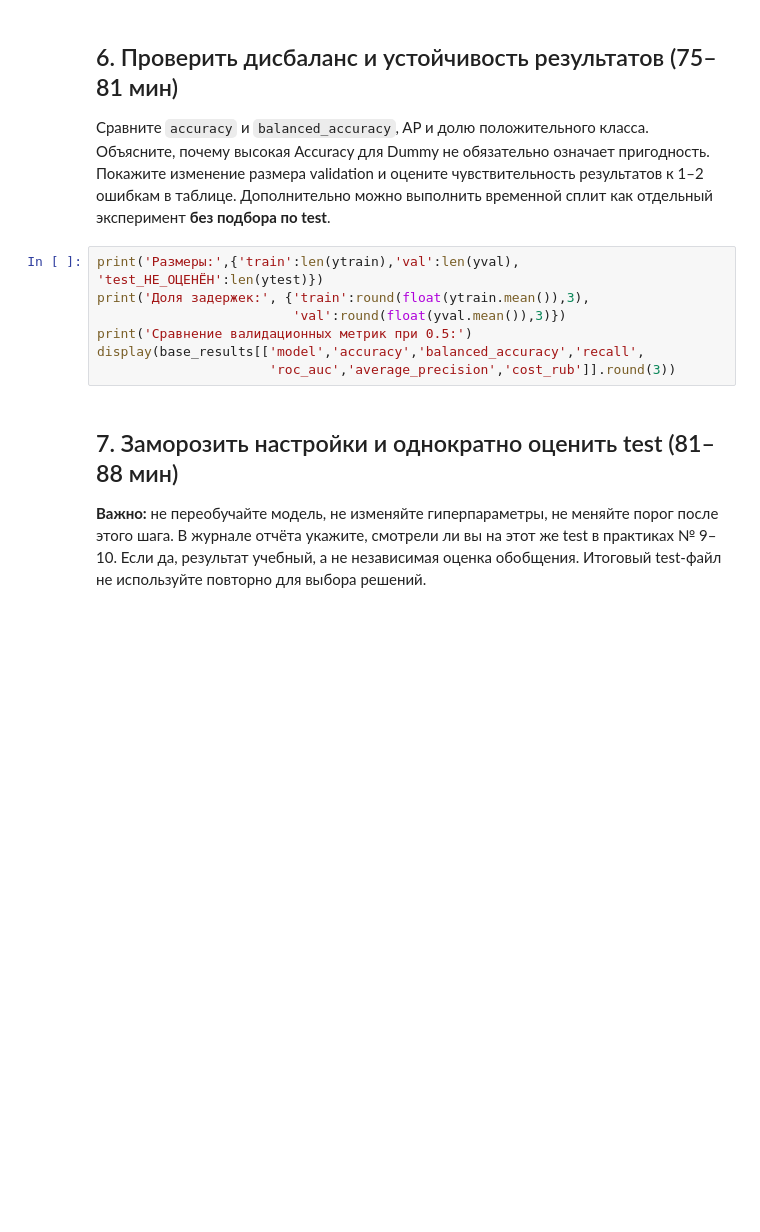
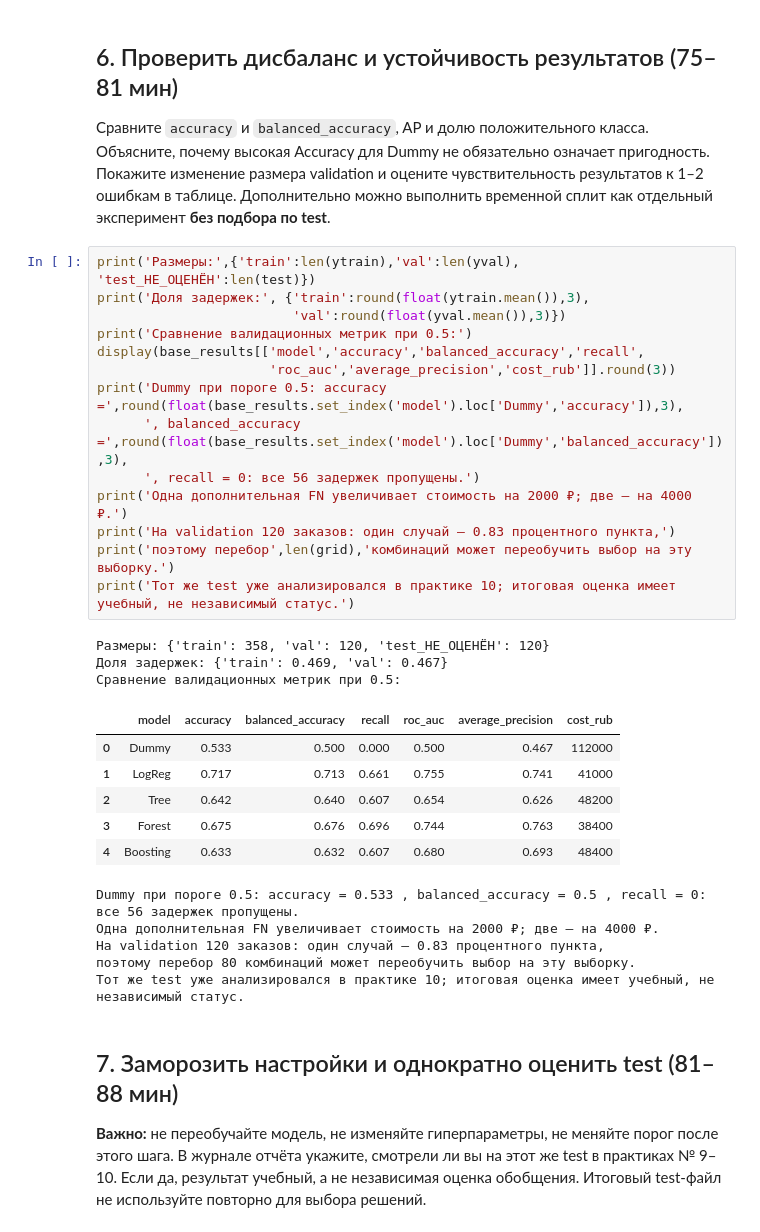
Before and after one commit to Vladislav-Evg-Sid/utmn-master-degree, a Jupyter notebook: tii/lb12/12_student.ipynb, the cells around one changed output. Drawn from its saved outputs; the diff is of its cells as text; blank space fills up the shorter version.

```diff
--- a/tii/lb12/12_student.ipynb
+++ b/tii/lb12/12_student.ipynb
@@ -263,12 +346,34 @@ plt.savefig('12_cost_thresholds.png',dpi=160);plt.show()
 ## 6. Проверить дисбаланс и устойчивость результатов (75–81 мин)
 Сравните `accuracy` и `balanced_accuracy`, AP и долю положительного класса. Объясните, почему высокая Accuracy для Dummy не обязательно означает пригодность. Покажите изменение размера validation и оцените чувствительность результатов к 1–2 ошибкам в таблице. Дополнительно можно выполнить временной сплит как отдельный эксперимент **без подбора по test**.
 # %%
-print('Размеры:',{'train':len(ytrain),'val':len(yval), 'test_НЕ_ОЦЕНЁН':len(ytest)})
+print('Размеры:',{'train':len(ytrain),'val':len(yval), 'test_НЕ_ОЦЕНЁН':len(test)})
 print('Доля задержек:', {'train':round(float(ytrain.mean()),3),
                          'val':round(float(yval.mean()),3)})
 print('Сравнение валидационных метрик при 0.5:')
 display(base_results[['model','accuracy','balanced_accuracy','recall',
                       'roc_auc','average_precision','cost_rub']].round(3))
+print('Dummy при пороге 0.5: accuracy =',round(float(base_results.set_index('model').loc['Dummy','accuracy']),3),
+      ', balanced_accuracy =',round(float(base_results.set_index('model').loc['Dummy','balanced_accuracy']),3),
+      ', recall = 0: все 56 задержек пропущены.')
+print('Одна дополнительная FN увеличивает стоимость на 2000 ₽; две — на 4000 ₽.')
+print('На validation 120 заказов: один случай — 0.83 процентного пункта,')
+print('поэтому перебор',len(grid),'комбинаций может переобучить выбор на эту выборку.')
+print('Тот же test уже анализировался в практике 10; итоговая оценка имеет учебный, не независимый статус.')
+# %% [output]
+Размеры: {'train': 358, 'val': 120, 'test_НЕ_ОЦЕНЁН': 120}
+Доля задержек: {'train': 0.469, 'val': 0.467}
+Сравнение валидационных метрик при 0.5:
+|  | model | accuracy | balanced_accuracy | recall | roc_auc | average_precision | cost_rub |
+| 0 | Dummy | 0.533 | 0.500 | 0.000 | 0.500 | 0.467 | 112000 |
+| 1 | LogReg | 0.717 | 0.713 | 0.661 | 0.755 | 0.741 | 41000 |
+| 2 | Tree | 0.642 | 0.640 | 0.607 | 0.654 | 0.626 | 48200 |
+| 3 | Forest | 0.675 | 0.676 | 0.696 | 0.744 | 0.763 | 38400 |
+| 4 | Boosting | 0.633 | 0.632 | 0.607 | 0.680 | 0.693 | 48400 |
+Dummy при пороге 0.5: accuracy = 0.533 , balanced_accuracy = 0.5 , recall = 0: все 56 задержек пропущены.
+Одна дополнительная FN увеличивает стоимость на 2000 ₽; две — на 4000 ₽.
+На validation 120 заказов: один случай — 0.83 процентного пункта,
+поэтому перебор 80 комбинаций может переобучить выбор на эту выборку.
+Тот же test уже анализировался в практике 10; итоговая оценка имеет учебный, не независимый статус.
 # %% [markdown]
 ## 7. Заморозить настройки и однократно оценить test (81–88 мин)
 **Важно:** не переобучайте модель, не изменяйте гиперпараметры, не меняйте порог после этого шага. В журнале отчёта укажите, смотрели ли вы на этот же test в практиках № 9–10. Если да, результат учебный, а не независимая оценка обобщения. Итоговый test-файл не используйте повторно для выбора решений.
```
Also changed, not shown: parts of 8 cells of this notebook, 12 other files.
